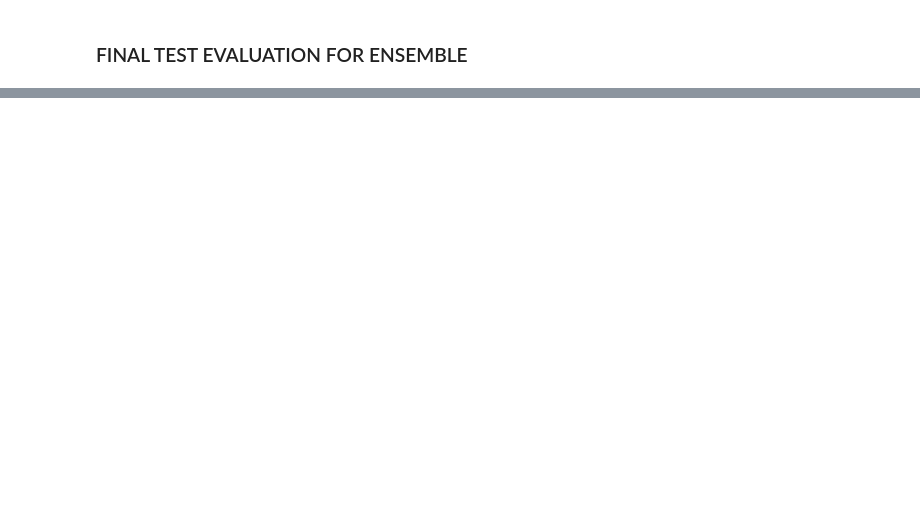
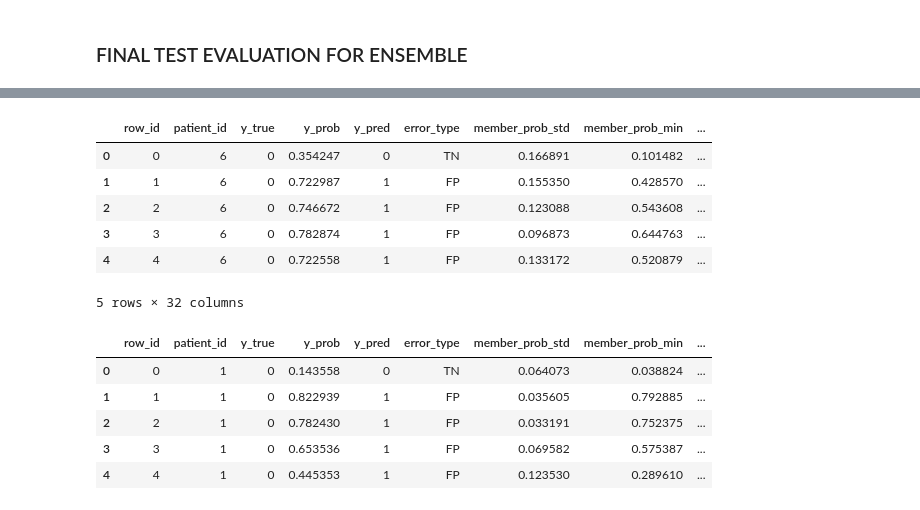
Before and after one commit to thuhieucn/Early-Sepsis-Prediction-in-Intensive-Care-Units, a Jupyter notebook: lstm-model-ensemble.ipynb, the cells around one changed output, grey strips where cells are left out. Saved outputs shown, nothing was run; the diff lists cells and outputs as text; code cells hidden in the pictures; blank space fills up the shorter version.

```diff
--- a/lstm-model-ensemble.ipynb
+++ b/lstm-model-ensemble.ipynb
@@ -687,0 +1289,67 @@ weighted avg     0.9317    0.7816    0.8323     45552
+# %%
+meta_train = pd.read_csv('/kaggle/input/datasets/thuhiuhong/traintestval-lstm/meta_train (1).csv')
+meta_val = pd.read_csv('/kaggle/input/datasets/thuhiuhong/traintestval-lstm/meta_val (1).csv')
+meta_test = pd.read_csv('/kaggle/input/datasets/thuhiuhong/traintestval-lstm/meta_test (1).csv')
+
+# Merge on row_id
+df_val_analysis = df_val_pred.merge(
+    meta_val,
+    on='row_id',
+    how='left',
+    validate='one_to_one',
+    suffixes=('_pred', '_meta')
+)
+
+df_test_analysis = df_test_pred.merge(
+    meta_test,
+    on='row_id',
+    how='left',
+    validate='one_to_one',
+    suffixes=('_pred', '_meta')
+)
+
+# Correct merge checks
+assert len(df_val_analysis) == len(df_val_pred)
+assert len(df_test_analysis) == len(df_test_pred)
+
+assert (df_val_analysis['patient_id_pred'].values == df_val_analysis['patient_id_meta'].values).all()
+assert (df_test_analysis['patient_id_pred'].values == df_test_analysis['patient_id_meta'].values).all()
+
+assert (df_val_analysis['y_true_pred'].values == df_val_analysis['y_true_meta'].values).all()
+assert (df_test_analysis['y_true_pred'].values == df_test_analysis['y_true_meta'].values).all()
+
+# Only check metadata columns that should not be missing
+assert df_val_analysis['window_end_hour'].isna().sum() == 0
+assert df_test_analysis['window_end_hour'].isna().sum() == 0
+
+assert df_val_analysis['raw_missing_rate_window'].isna().sum() == 0
+assert df_test_analysis['raw_missing_rate_window'].isna().sum() == 0
+
+# Rename columns back to clean names
+df_val_analysis = df_val_analysis.rename(columns={
+    'patient_id_pred': 'patient_id',
+    'y_true_pred': 'y_true'
+}).drop(columns=['patient_id_meta', 'y_true_meta'])
+
+df_test_analysis = df_test_analysis.rename(columns={
+    'patient_id_pred': 'patient_id',
+    'y_true_pred': 'y_true'
+}).drop(columns=['patient_id_meta', 'y_true_meta'])
+
+print("df_val_analysis:", df_val_analysis.shape)
+print("df_test_analysis:", df_test_analysis.shape)
+
+print("\nMissing check:")
+print("VAL  - window_end_hour:", df_val_analysis['window_end_hour'].isna().sum())
+print("VAL  - raw_missing_rate_window:", df_val_analysis['raw_missing_rate_window'].isna().sum())
+print("VAL  - last_HR_raw:", df_val_analysis['last_HR_raw'].isna().sum())
+
+print("TEST - window_end_hour:", df_test_analysis['window_end_hour'].isna().sum())
+print("TEST - raw_missing_rate_window:", df_test_analysis['raw_missing_rate_window'].isna().sum())
+print("TEST - last_HR_raw:", df_test_analysis['last_HR_raw'].isna().sum())
+
+display(df_val_analysis.head())
+display(df_test_analysis.head())
+
+print("Merge check passed.")
+# %% [output]
@@ -687,0 +1366,13 @@ weighted avg     0.9317    0.7816    0.8323     45552
+|  | row_id | patient_id | y_true | y_prob | y_pred | error_type | member_prob_std | member_prob_min | ... |
+| 0 | 0 | 6 | 0 | 0.354247 | 0 | TN | 0.166891 | 0.101482 | ... |
+| 1 | 1 | 6 | 0 | 0.722987 | 1 | FP | 0.155350 | 0.428570 | ... |
+| 2 | 2 | 6 | 0 | 0.746672 | 1 | FP | 0.123088 | 0.543608 | ... |
+| 3 | 3 | 6 | 0 | 0.782874 | 1 | FP | 0.096873 | 0.644763 | ... |
+| 4 | 4 | 6 | 0 | 0.722558 | 1 | FP | 0.133172 | 0.520879 | ... |
+5 rows × 32 columns
+|  | row_id | patient_id | y_true | y_prob | y_pred | error_type | member_prob_std | member_prob_min | ... |
+| 0 | 0 | 1 | 0 | 0.143558 | 0 | TN | 0.064073 | 0.038824 | ... |
+| 1 | 1 | 1 | 0 | 0.822939 | 1 | FP | 0.035605 | 0.792885 | ... |
+| 2 | 2 | 1 | 0 | 0.782430 | 1 | FP | 0.033191 | 0.752375 | ... |
+| 3 | 3 | 1 | 0 | 0.653536 | 1 | FP | 0.069582 | 0.575387 | ... |
+| 4 | 4 | 1 | 0 | 0.445353 | 1 | FP | 0.123530 | 0.289610 | ... |
```
Also changed, not shown: parts of 61 cells of this notebook.
